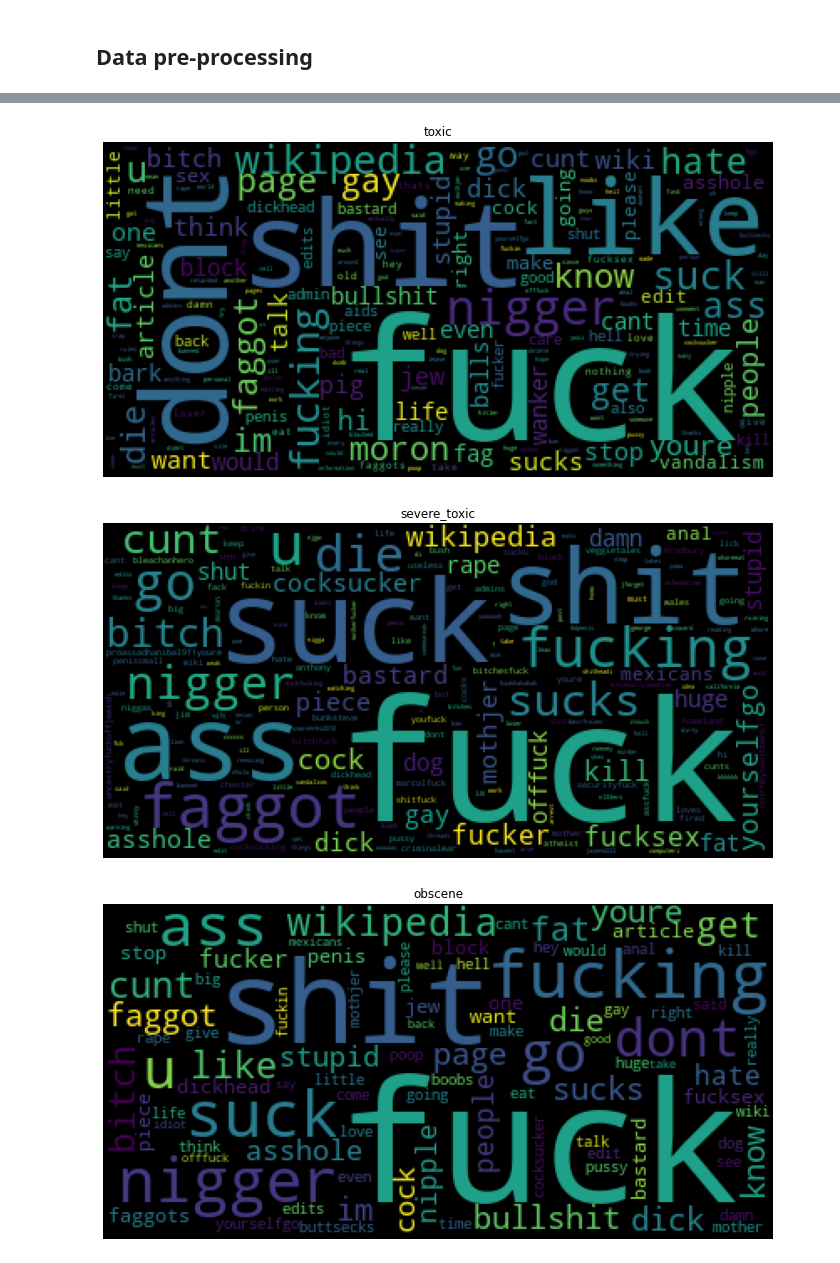
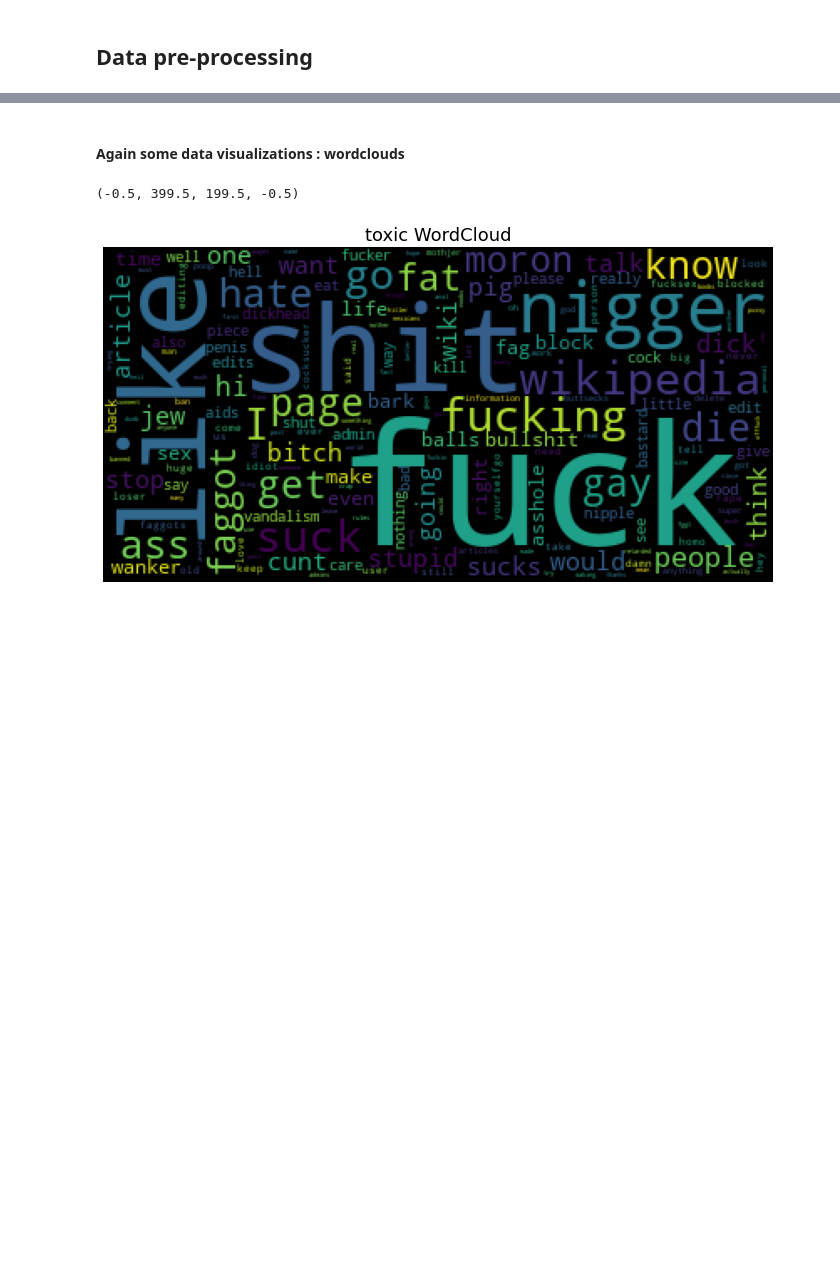
Before and after one commit to lbenbaccar/Toxic-Comment-Classification-Challenge, a Jupyter notebook: Toxic comments classification.ipynb, the cells around one changed output, grey strips where cells are left out. Cells and saved outputs as stored; diff of their text form; code cells hidden in the pictures; blank space fills up the shorter version.

```diff
--- a/Toxic comments classification.ipynb
+++ b/Toxic comments classification.ipynb
@@ -179,8 +189,7 @@ train_df['capitals'] = train_df['comment_text'].apply(lambda x: sum(1 for c in x
 train_df['punctuations'] = train_df['comment_text'].apply(lambda x: sum(1 for c in x if c in string.punctuation))
 
 # Number of emojis in comments
-emojis = (':-)', ':)', ';-)', ';)')
-train_df['emojis'] = train_df['comment_text'].apply(lambda comment: sum(comment.count(s) for s in emojis))
+train_df['emojis'] = train_df['comment_text'].apply(lambda comment: sum(comment.count(s) for s in emoji.UNICODE_EMOJI))
 # %%
 # Number of characters in comments
 train_df['length'] = train_df['comment_text'].apply(len)
@@ -263,2 +272,5 @@ plt.show()
 # %% [markdown]
 ## Data pre-processing
+# %%
+train_df = train_df.drop(['id'], axis=1)
+test_df = test_df.drop(['id'], axis=1)
@@ -265,5 +279,7 @@ plt.show()
 # %%
 train_df["clean_comments"] = train_df["comment_text"].apply(lambda x: x.lower())
+# %%
+train_df["clean_comments"] = train_df["clean_comments"].apply(lambda x: contractions.fix(x))
 # %%
 def remove_URL(text):
     return re.sub(r"https?://\S+|www\.\S+", "", text)
@@ -296,5 +312,3 @@ train_df["clean_comments"] = train_df["clean_comments"].apply(lambda x: remove_U
 train_df["clean_comments"] = train_df["clean_comments"].apply(lambda x: remove_html(x))
 # %%
 train_df["clean_comments"] = train_df["clean_comments"].apply(lambda x: remove_non_ascii(x))
-# %%
-train_df["clean_comments"] = train_df["clean_comments"].apply(lambda x: remove_special_characters(x))
@@ -306,3 +340,5 @@ train_df['clean_comments'] = train_df['clean_comments'].apply(lambda x: ' '.join
+# %% [markdown]
+#### Again some data visualizations : wordclouds
 # %%
 word_counter = {}
 
@@ -315,19 +353,18 @@ for categ in types:
 # %%
-for w in word_counter:
-    wc = word_counter[w]
+w = 'toxic'
+wc = word_counter[w]
 
-    wordcloud = WordCloud(
+wordcloud = WordCloud(
           background_color='black',
           max_words=200,
           max_font_size=100,
           random_state=4561
          ).generate_from_frequencies(wc.to_dict()['count'])
 
-    fig = plt.figure(figsize=(12, 8))
-    plt.title(w)
-    plt.imshow(wordcloud)
-    plt.axis('off')
+fig = plt.figure(figsize=(12, 8))
+plt.title(w + ' WordCloud', fontsize = 18)
+plt.imshow(wordcloud)
+plt.axis('off')
 # %% [output]
+(-0.5, 399.5, 199.5, -0.5)
-[figure, old version]
+[figure, new version]
-[figure, removed]
-[figure, removed]
```
Also changed, not shown: parts of 36 cells of this notebook.
